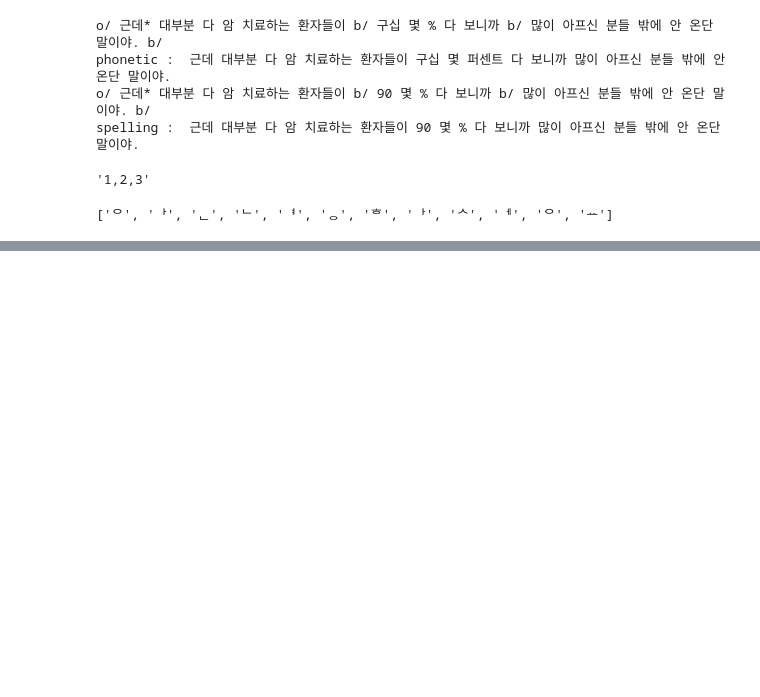
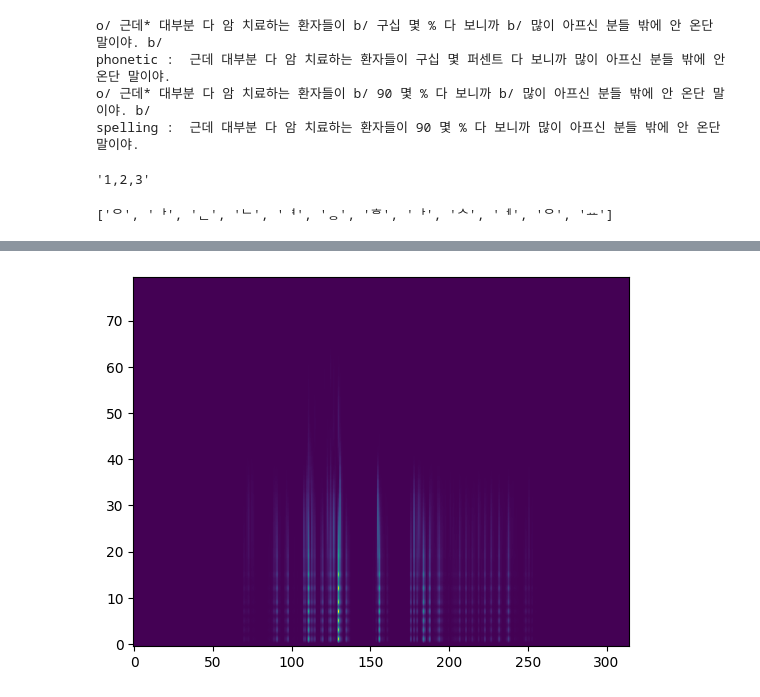
Before and after one commit to jayden5744/speech_transformer_pl, a Jupyter notebook: test.ipynb, the cells around one changed output, grey strips where cells are left out. Saved outputs shown, nothing was run; the diff lists cells and outputs as text; code cells hidden in the pictures; blank space fills up the shorter version.

```diff
--- a/test.ipynb
+++ b/test.ipynb
@@ -122,0 +213,11 @@ transcript = "안녕하세요"
+# %%
+# amplitude_to_DB 미적용
+transforms = MelSpectrogram(sr=16000, n_mels=80, frame_length=20, frame_shift=10, feature_extract_by='torchaudio')
+mel_spec = torch.Tensor(transforms(signal))
+
+if mel_spec.dim() == 3:
+    mel_spec = mel_spec[0]
+plt.imshow(mel_spec.detach().cpu().numpy(), origin="lower", aspect="auto")
+plt.show()
+# %% [output]
+[figure, added]
```
Also changed, not shown: parts of 19 cells of this notebook, 15 other files.
